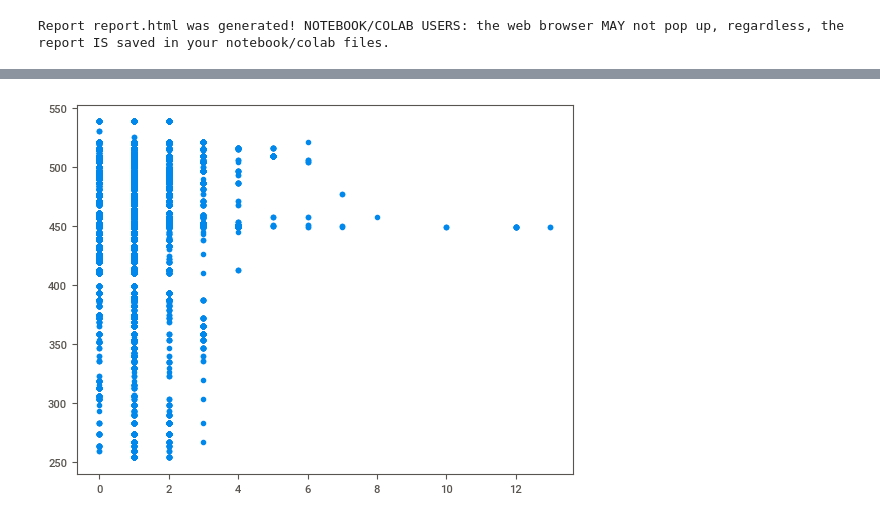
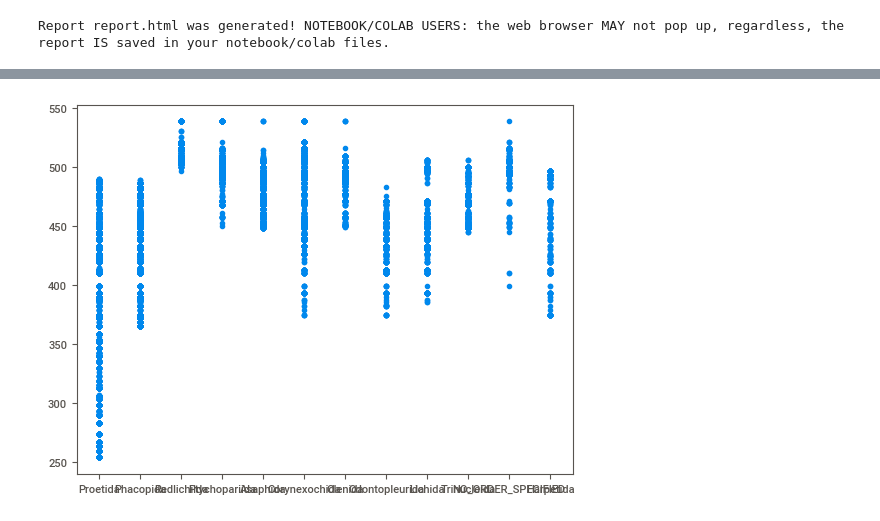
Before and after one commit to MaGNeT49/practiceML, a Jupyter notebook: test.ipynb, the cells around one changed output, grey strips where cells are left out. Saved outputs shown, nothing was run; the diff lists cells and outputs as text; code cells hidden in the pictures.

```diff
--- a/test.ipynb
+++ b/test.ipynb
@@ -107,9 +166,9 @@ plt.show()
-# %%
-x = df["count_mode"]
-y = df["max_age_mya"]
-
-plt.scatter(x, y)
-
-plt.show()
-# %% [output]
-[figure, old version]
+# %%
+x = df["order"]
+y = df["max_age_mya"]
+
+plt.scatter(x, y)
+
+plt.show()
+# %% [output]
+[figure, added]
```
Also changed, not shown: parts of 12 cells of this notebook, 12 other files.
